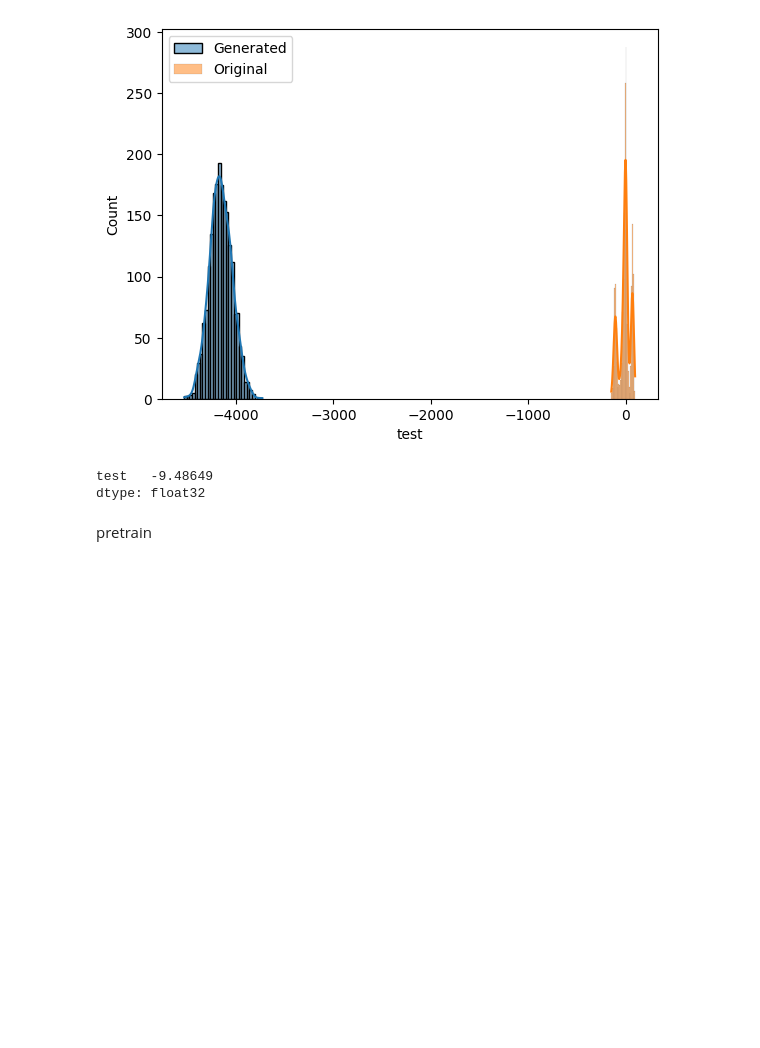
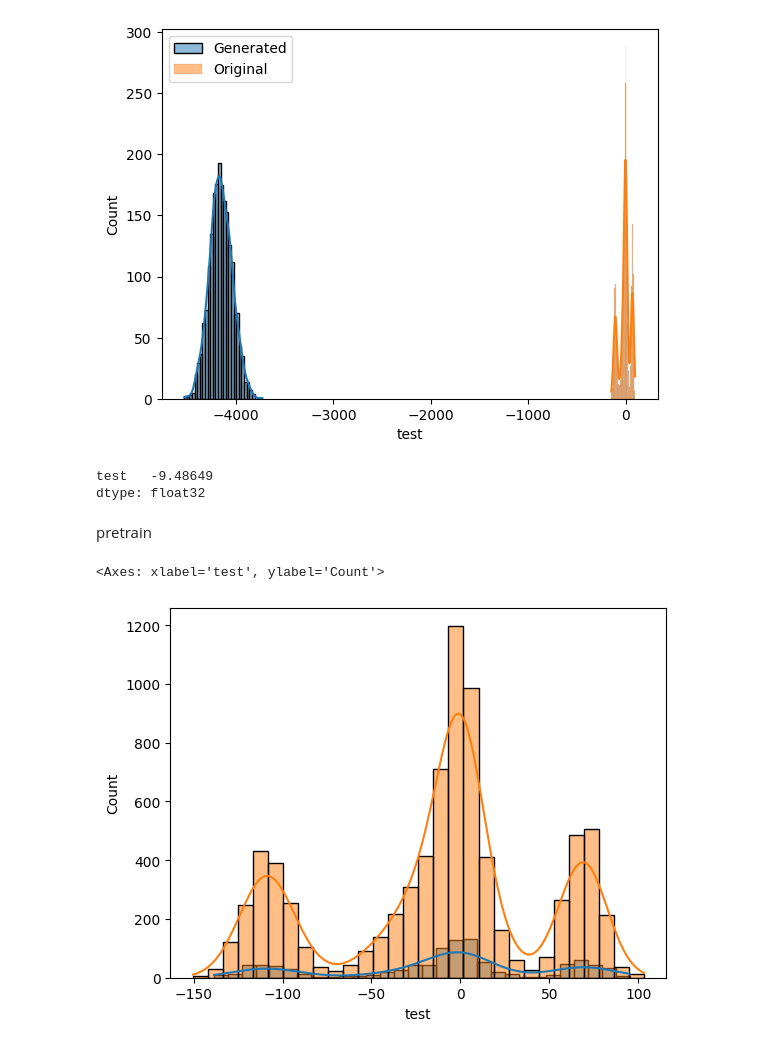
Before and after one commit to miluosi/diffusion-for-learning, a Jupyter notebook: quantile_ddpm.ipynb, the cells around one changed output. Drawn from its saved outputs; the diff is of its cells as text; code cells hidden in the pictures; blank space fills up the shorter version.

```diff
--- a/quantile_ddpm.ipynb
+++ b/quantile_ddpm.ipynb
@@ -473,6 +473,40 @@ test   -9.48649
 dtype: float32
 # %% [markdown]
 pretrain
+# %%
+import pandas as pd
+from sklearn.model_selection import train_test_split
+X_train_5, X_temp_5 = train_test_split(data, test_size=0.2, random_state=42)
+X_val_5, X_test_5 = train_test_split(X_temp_5, test_size=0.5, random_state=42)
+
+X_train_5 = pd.DataFrame(X_train_5)
+X_test_5 = pd.DataFrame(X_test_5)
+X_val_5 = pd.DataFrame(X_val_5)
+condim = X_train_5.shape[1]-1
+train_data = X_train_5
+val_data = X_val_5
+test_data = X_test_5
+X_train_5 = np.array(train_data, dtype=np.float32)
+X_val_5 = np.array(val_data, dtype=np.float32)
+X_test_5 = np.array(test_data, dtype=np.float32)
+resultdata = pd.DataFrame()
+# 设置 'Weekly_Sales' 列的值为 vaedata 中的 'Weekly_Sales' 列的值
+resultdata['test'] = X_test_5[:,-1]
+scatrain5 = StandardScaler()
+sca_X_train_5 = scatrain5.fit_transform(X_train_5)
+scaval5 = StandardScaler()
+sca_X_val_5 = scaval5.fit_transform(X_val_5)
+scay5 = StandardScaler()
+sca_Y_train_5 = scay5.fit_transform(X_train_5[:,-1].reshape(-1,1))
+scatest5 = StandardScaler()
+sca_X_test_5 = scatest5.fit_transform(X_test_5)
+sca_traindata_loader_5 = DataLoader(sca_X_train_5, batch_size=64, shuffle=True)
+sca_valdata_loader_5 = DataLoader(sca_X_val_5, batch_size=64, shuffle=True)
+sns.histplot(resultdata['test'], kde=True, bins=30)
+sns.histplot(X_train_5[:,-1], kde=True, bins=30, label='Generated')
+# %% [output]
+<Axes: xlabel='test', ylabel='Count'>
+[figure, added]
 # %%
 import torch
 import torch.nn as nn
```
Also changed, not shown: parts of 15 cells of this notebook.
